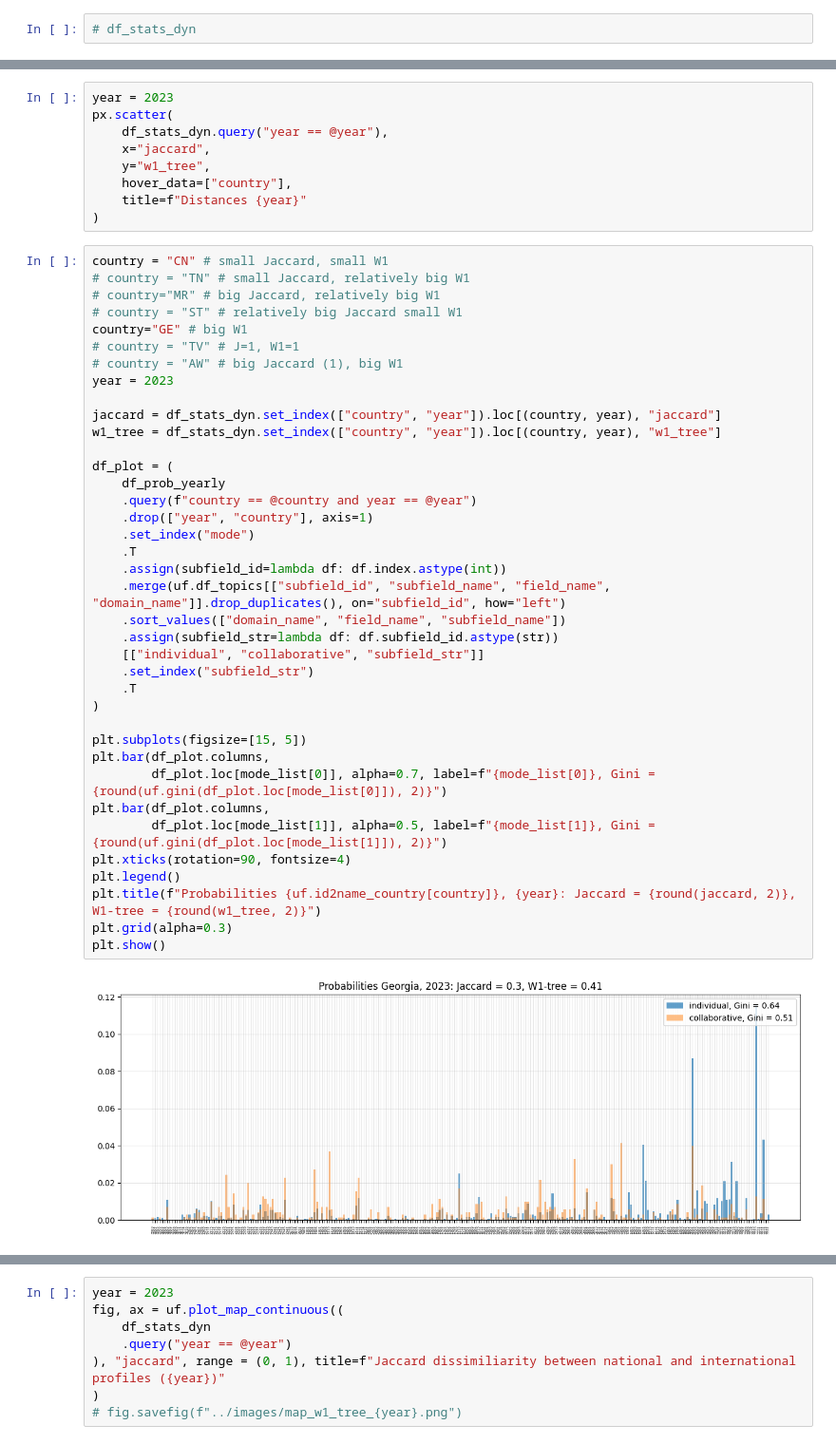
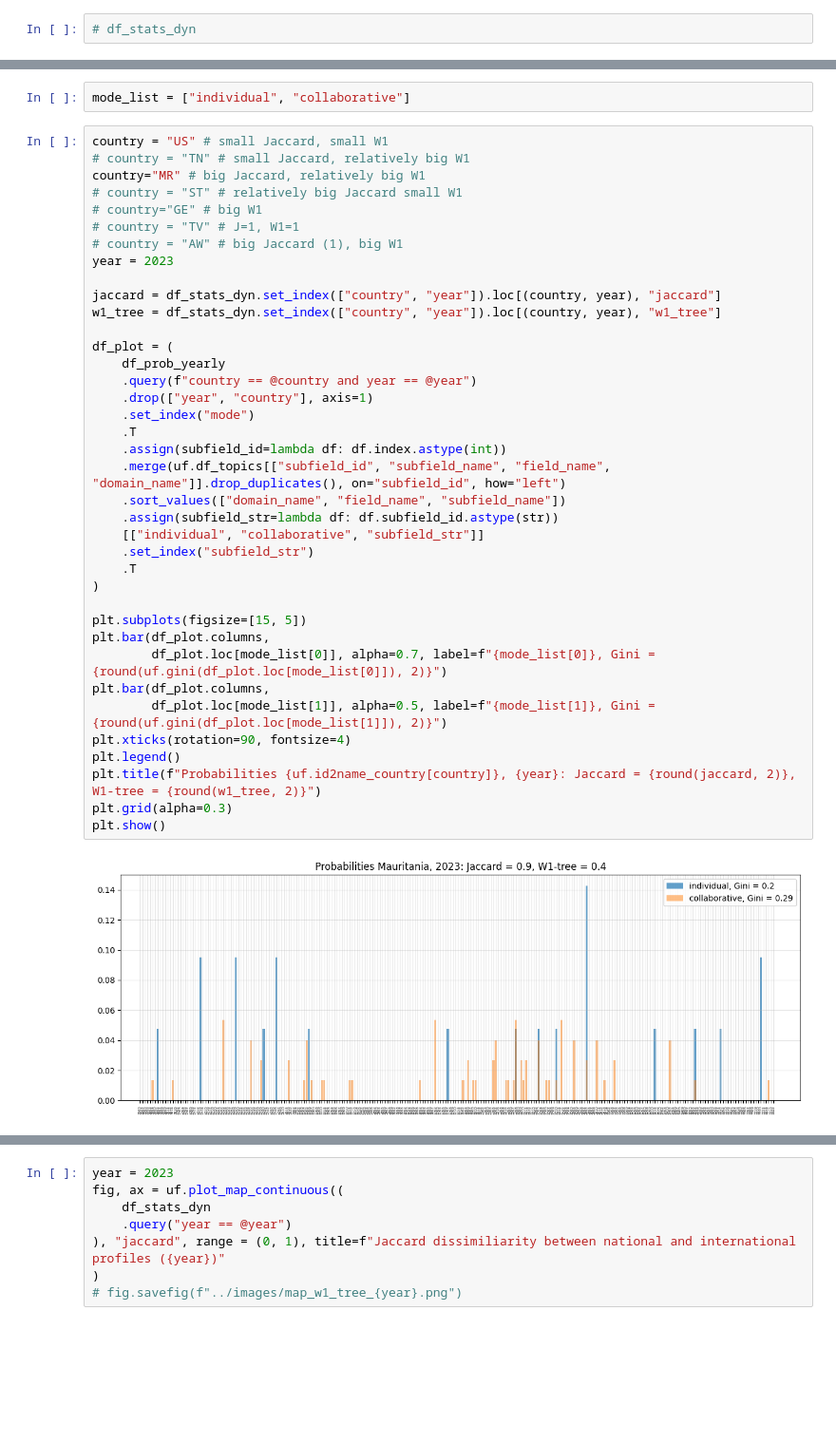
Before and after one commit to irivorobey/geoTopics, a Jupyter notebook: irina/probabilities_compare_national_international.ipynb, the cells around one changed output, grey strips where cells are left out. Shown at 95% size. Drawn from its saved outputs; the diff is of its cells as text; blank space fills up the shorter version.

```diff
--- a/irina/probabilities_compare_national_international.ipynb
+++ b/irina/probabilities_compare_national_international.ipynb
@@ -546,53 +581,46 @@ fig = px.box(
 fig.show()
 # fig.write_image("../images/w1_tree_box_1970_2023.png",
 #                 width=1200, height=600, scale=2)
-# %%
-year = 2023
-px.scatter(
-    df_stats_dyn.query("year == @year"),
-    x="jaccard",
-    y="w1_tree",
-    hover_data=["country"],
-    title=f"Distances {year}"
-)
+# %%
+mode_list = ["individual", "collaborative"]
 # %%
-country = "CN" # small Jaccard, small W1
+country = "US" # small Jaccard, small W1
 # country = "TN" # small Jaccard, relatively big W1
-# country="MR" # big Jaccard, relatively big W1
+country="MR" # big Jaccard, relatively big W1
 # country = "ST" # relatively big Jaccard small W1
-country="GE" # big W1
+# country="GE" # big W1
 # country = "TV" # J=1, W1=1
 # country = "AW" # big Jaccard (1), big W1
 year = 2023
 
 jaccard = df_stats_dyn.set_index(["country", "year"]).loc[(country, year), "jaccard"]
 w1_tree = df_stats_dyn.set_index(["country", "year"]).loc[(country, year), "w1_tree"]
 
 df_plot = (
     df_prob_yearly
     .query(f"country == @country and year == @year")
     .drop(["year", "country"], axis=1)
     .set_index("mode")
     .T
     .assign(subfield_id=lambda df: df.index.astype(int))
     .merge(uf.df_topics[["subfield_id", "subfield_name", "field_name", "domain_name"]].drop_duplicates(), on="subfield_id", how="left")
     .sort_values(["domain_name", "field_name", "subfield_name"])
     .assign(subfield_str=lambda df: df.subfield_id.astype(str))
     [["individual", "collaborative", "subfield_str"]]
     .set_index("subfield_str")
     .T
 )
 
 plt.subplots(figsize=[15, 5])
 plt.bar(df_plot.columns,
         df_plot.loc[mode_list[0]], alpha=0.7, label=f"{mode_list[0]}, Gini = {round(uf.gini(df_plot.loc[mode_list[0]]), 2)}")
 plt.bar(df_plot.columns,
         df_plot.loc[mode_list[1]], alpha=0.5, label=f"{mode_list[1]}, Gini = {round(uf.gini(df_plot.loc[mode_list[1]]), 2)}")
 plt.xticks(rotation=90, fontsize=4)
 plt.legend()
 plt.title(f"Probabilities {uf.id2name_country[country]}, {year}: Jaccard = {round(jaccard, 2)}, W1-tree = {round(w1_tree, 2)}")
 plt.grid(alpha=0.3)
 plt.show()
 # %% [output]
-[figure, old version]
+[figure, new version]
 # %%
```
Also changed, not shown: parts of 7 cells of this notebook, 5 other files.
